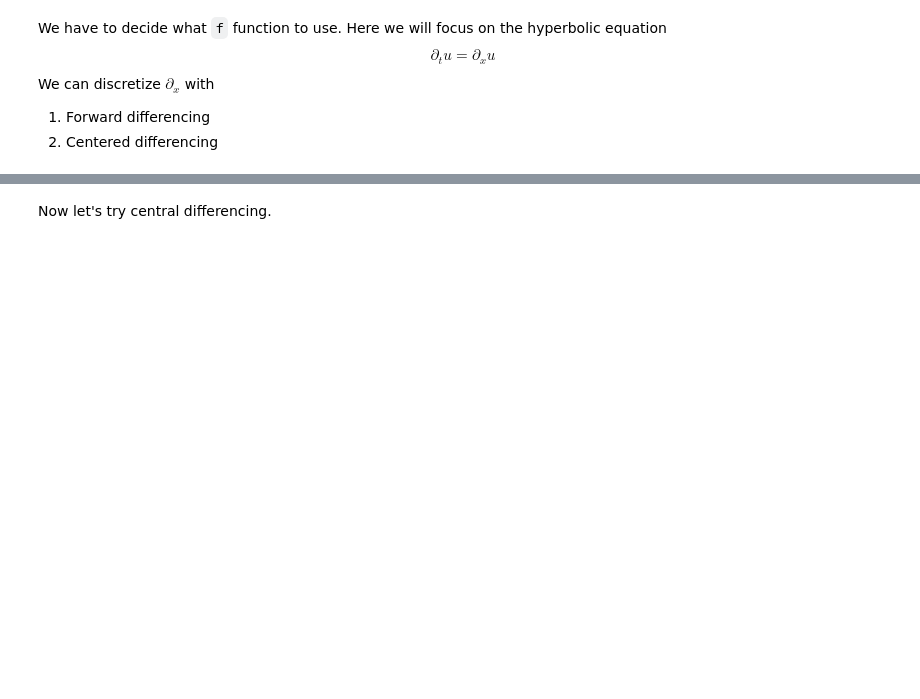
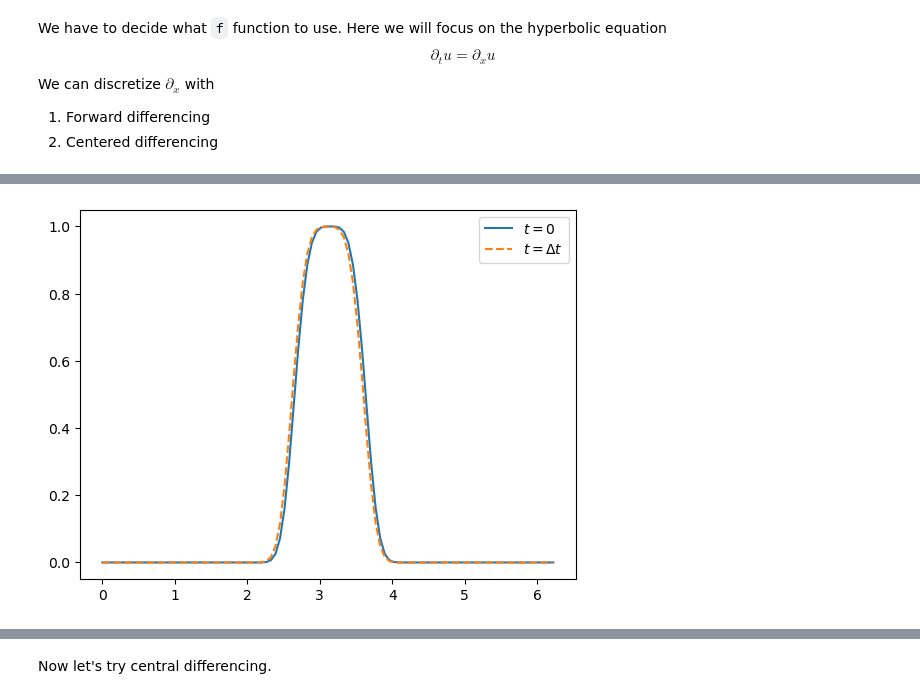
Before and after one commit to yifeichen2024/ESAP_446_1, a Jupyter notebook: Week3/lecture7.ipynb, the cells around one changed output, grey strips where cells are left out. Drawn from its saved outputs; the diff is of its cells as text; code cells hidden in the pictures; blank space fills up the shorter version.

```diff
--- a/Week3/lecture7.ipynb
+++ b/Week3/lecture7.ipynb
@@ -15,17 +17,19 @@ $$ \partial_t u = f(u, t).$$
 class Timestepper:
 
     def __init__(self):
-        self.t = 0
-        self.iter = 0
-        self.dt = None
+        self.t = 0  # Time
+        self.iter = 0 # Iteration
+        self.dt = None # Store pervious time stepper size
 
+    # pass a time stepper size
     def step(self, dt):
-        self.u = self._step(dt)
-        self.t += dt
+        self.u = self._step(dt) # Solution u
+        self.t += dt    # update the t
         self.iter += 1
 
-    def evolve(self, dt, time):
-        while self.t < time - 1e-8:
+    # Keep evolve until hit the final time
+    def evolve(self, dt, end_time):
+        while self.t < end_time - 1e-8:
             self.step(dt)
 
 
@@ -33,5 +37,8 @@ class ExplicitTimestepper(Timestepper):
 
     def __init__(self, u, f):
         super().__init__()
-        self.u = u
-        self.f = f
+        self.u = u  # variable evolve in time
+        self.f = f  #
+# %%
+t = 0
+dt = 1e-4
@@ -68,0 +98,2 @@ We can discretize $\partial_x$ with
+# %%
+ts.step(0.5*grid.dx)
@@ -69,8 +107,11 @@ We can discretize $\partial_x$ with
 # %%
 plt.figure()
 plt.plot(x, IC(x), label=r'$t=0$')
-plt.plot(x, ts.u, label=r'$t=\Delta t$')
+plt.plot(x, ts.u, '--',label=r'$t=\Delta t$')
 plt.legend()
+plt.show()
+# %% [output]
+[figure, added]
 # %%
 grid = finite.UniformPeriodicGrid(400, 2*np.pi)
 x = grid.values
```
Also changed, not shown: parts of 12 cells of this notebook, 1 other file.
